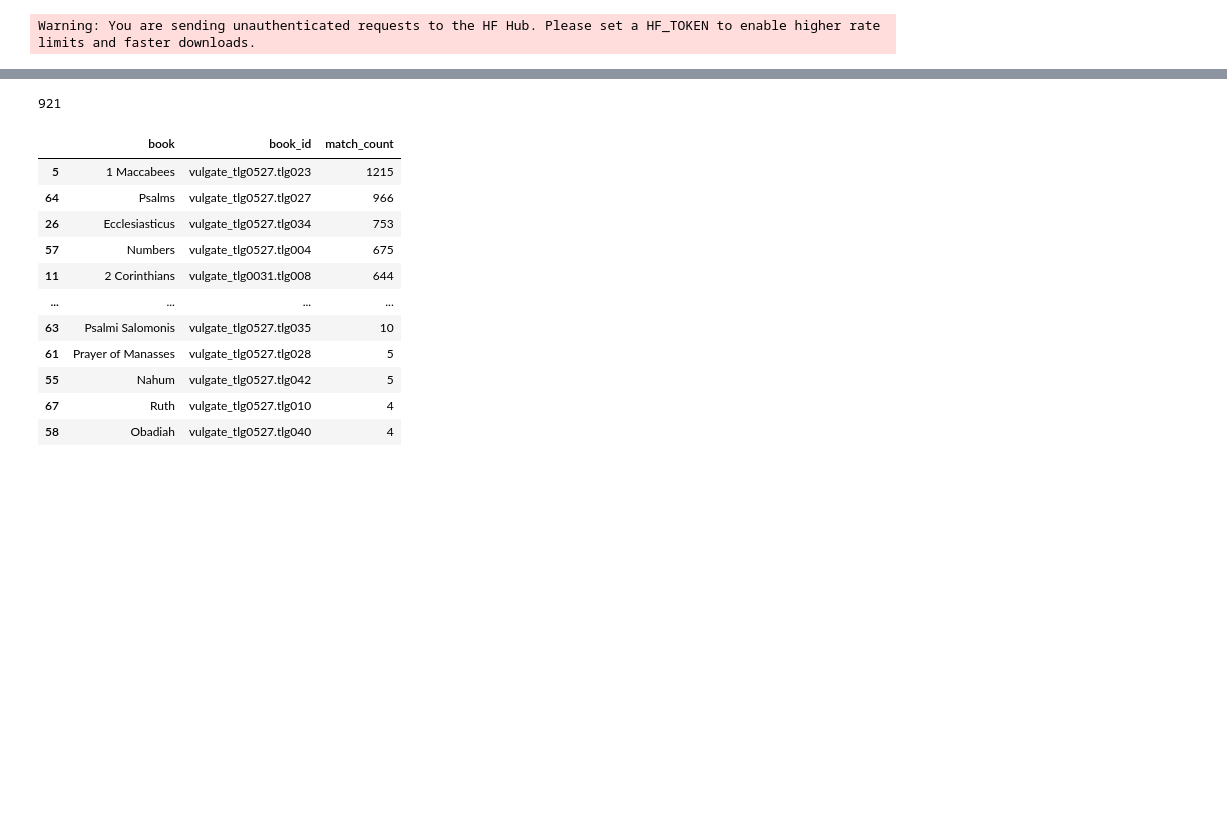
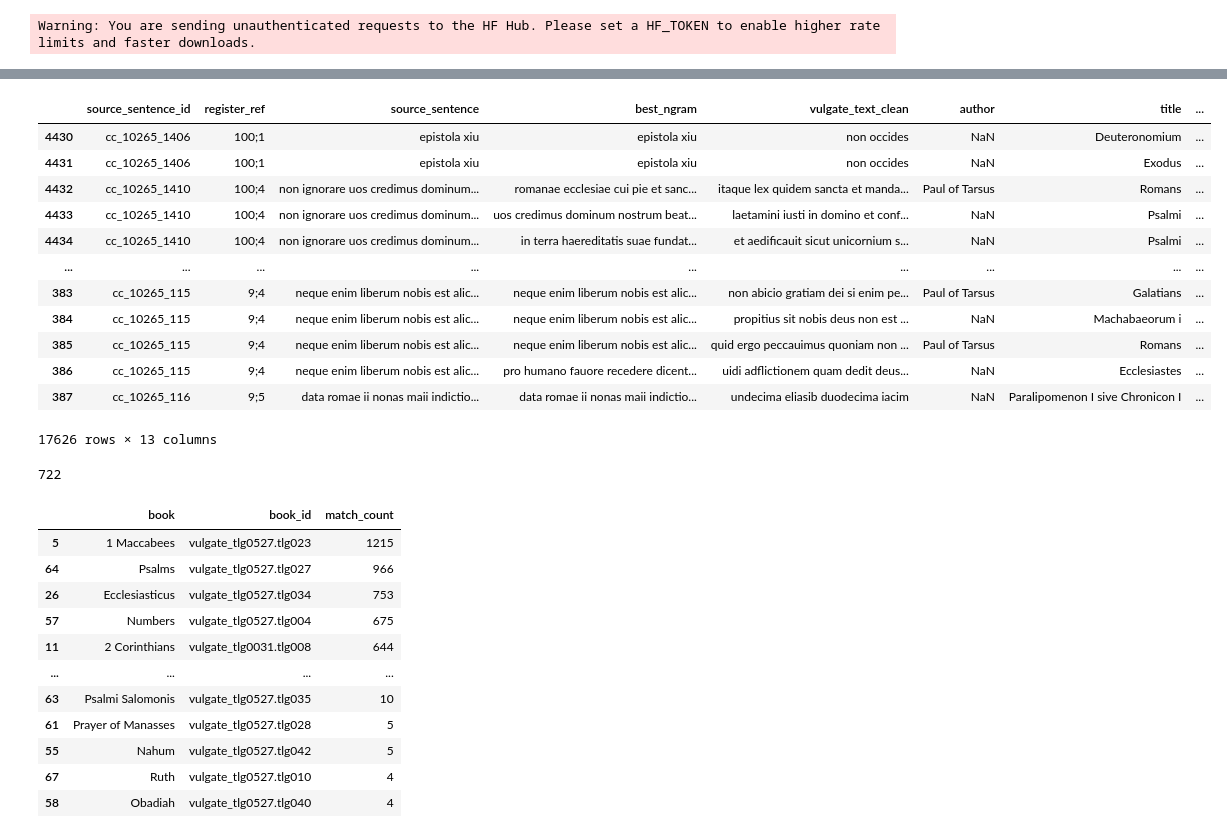
Before and after one commit to CCS-ZCU/latin-textreuse, a Jupyter notebook: scripts/3_textreuse-ngrams.ipynb, the cells around one changed output, grey strips where cells are left out. Cells and saved outputs as stored; diff of their text form; code cells hidden in the pictures; blank space fills up the shorter version.

```diff
--- a/scripts/3_textreuse-ngrams.ipynb
+++ b/scripts/3_textreuse-ngrams.ipynb
@@ -586,4 +734,20 @@ merged_df.sort_values("combined_score", ascending=False)
+# %%
+matches_long_df.sort_values("register_ref")
+# %% [output]
+|  | source_sentence_id | register_ref | source_sentence | best_ngram | vulgate_text_clean | author | title | ... |
+| 4430 | cc_10265_1406 | 100;1 | epistola xiu | epistola xiu | non occides | NaN | Deuteronomium | ... |
+| 4431 | cc_10265_1406 | 100;1 | epistola xiu | epistola xiu | non occides | NaN | Exodus | ... |
+| 4432 | cc_10265_1410 | 100;4 | non ignorare uos credimus dominum... | romanae ecclesiae cui pie et sanc... | itaque lex quidem sancta et manda... | Paul of Tarsus | Romans | ... |
+| 4433 | cc_10265_1410 | 100;4 | non ignorare uos credimus dominum... | uos credimus dominum nostrum beat... | laetamini iusti in domino et conf... | NaN | Psalmi | ... |
+| 4434 | cc_10265_1410 | 100;4 | non ignorare uos credimus dominum... | in terra haereditatis suae fundat... | et aedificauit sicut unicornium s... | NaN | Psalmi | ... |
+| ... | ... | ... | ... | ... | ... | ... | ... | ... |
+| 383 | cc_10265_115 | 9;4 | neque enim liberum nobis est alic... | neque enim liberum nobis est alic... | non abicio gratiam dei si enim pe... | Paul of Tarsus | Galatians | ... |
+| 384 | cc_10265_115 | 9;4 | neque enim liberum nobis est alic... | neque enim liberum nobis est alic... | propitius sit nobis deus non est ... | NaN | Machabaeorum i | ... |
+| 385 | cc_10265_115 | 9;4 | neque enim liberum nobis est alic... | neque enim liberum nobis est alic... | quid ergo peccauimus quoniam non ... | Paul of Tarsus | Romans | ... |
+| 386 | cc_10265_115 | 9;4 | neque enim liberum nobis est alic... | pro humano fauore recedere dicent... | uidi adflictionem quam dedit deus... | NaN | Ecclesiastes | ... |
+| 387 | cc_10265_116 | 9;5 | data romae ii nonas maii indictio... | data romae ii nonas maii indictio... | undecima eliasib duodecima iacim | NaN | Paralipomenon I sive Chronicon I | ... |
+17626 rows × 13 columns
 # %%
-sum(merged_df["combined_score"]>0.48)
+sum(matches_long_df["combined_score"]>=0.5)
 # %% [output]
-921
+722
```
Also changed, not shown: parts of 70 cells of this notebook, 3 other files.
